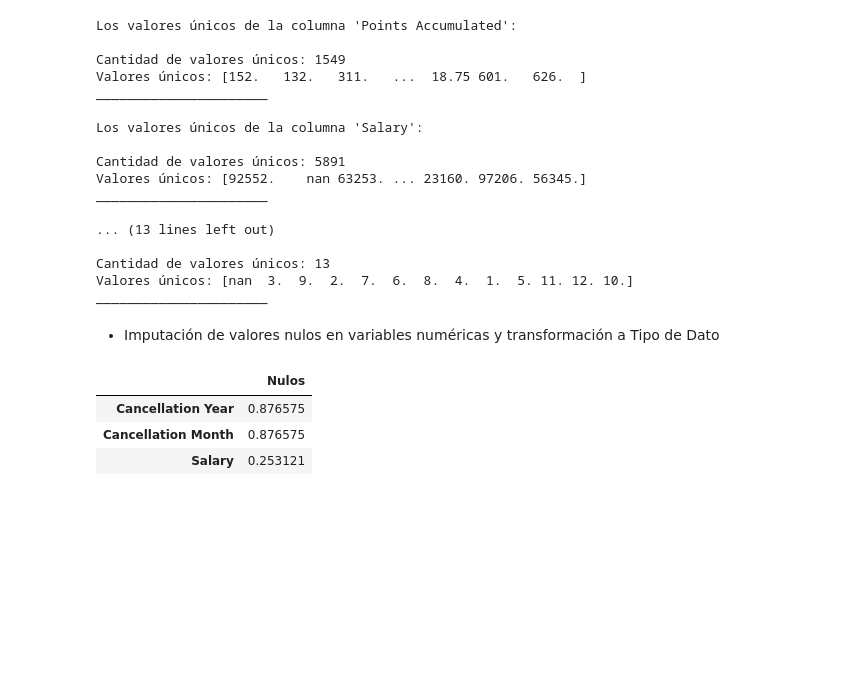
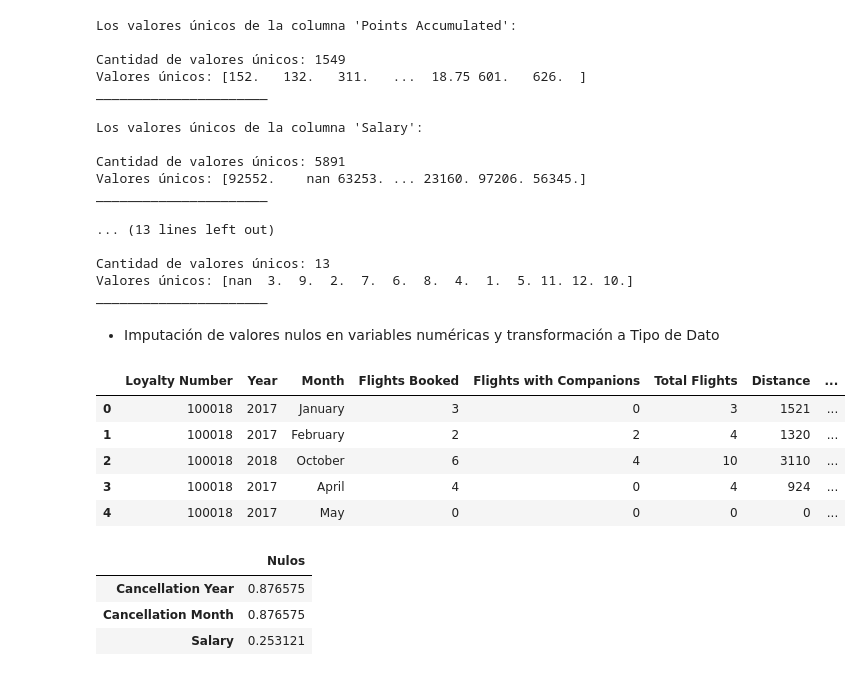
Before and after one commit to Adalab/bda-modulo-3-evaluacion-final-Paulamc1695, a Jupyter notebook: resolucion_evaluacion_02.ipynb, the cells around one changed output. Cells and saved outputs as stored; diff of their text form; code cells hidden in the pictures; blank space fills up the shorter version.

```diff
--- a/resolucion_evaluacion_02.ipynb
+++ b/resolucion_evaluacion_02.ipynb
@@ -196,6 +196,30 @@ Valores únicos: [nan  3.  9.  2.  7.  6.  8.  4.  1.  5. 11. 12. 10.]
 ______________________
 # %% [markdown]
 - Imputación de valores nulos en variables numéricas y transformación a Tipo de Dato
+# %%
+# Reemplazar los valores:
+
+dic_month = {1: "January", 2: "February", 3: "March", 4: "April", 5: "May", 6: "June", 7: "July", 8: "August", 9: "September", 10: "October", 11: "November", 12: "December"}
+
+def reemplazar_datos(df_aerolinea_copy):
+
+    df_aerolinea_copy["Month"] = df_aerolinea_copy["Month"].replace(dic_month)
+
+
+    df_aerolinea_copy["Enrollment Month"] = df_aerolinea_copy["Enrollment Month"].replace(dic_month)
+
+    return df_aerolinea_copy
+
+df_aerolinea_copy = reemplazar_datos(df_aerolinea_copy)
+# %%
+df_aerolinea_copy.head()
+# %% [output]
+|  | Loyalty Number | Year | Month | Flights Booked | Flights with Companions | Total Flights | Distance | ... |
+| 0 | 100018 | 2017 | January | 3 | 0 | 3 | 1521 | ... |
+| 1 | 100018 | 2017 | February | 2 | 2 | 4 | 1320 | ... |
+| 2 | 100018 | 2018 | October | 6 | 4 | 10 | 3110 | ... |
+| 3 | 100018 | 2017 | April | 4 | 0 | 4 | 924 | ... |
+| 4 | 100018 | 2017 | May | 0 | 0 | 0 | 0 | ... |
 # %%
 # Porcentaje de nulos en las variables numéricas "Cancellation Year", "Cancellation Month" y "Salary"
 
```
Also changed, not shown: parts of 6 cells of this notebook, 2 other files.
